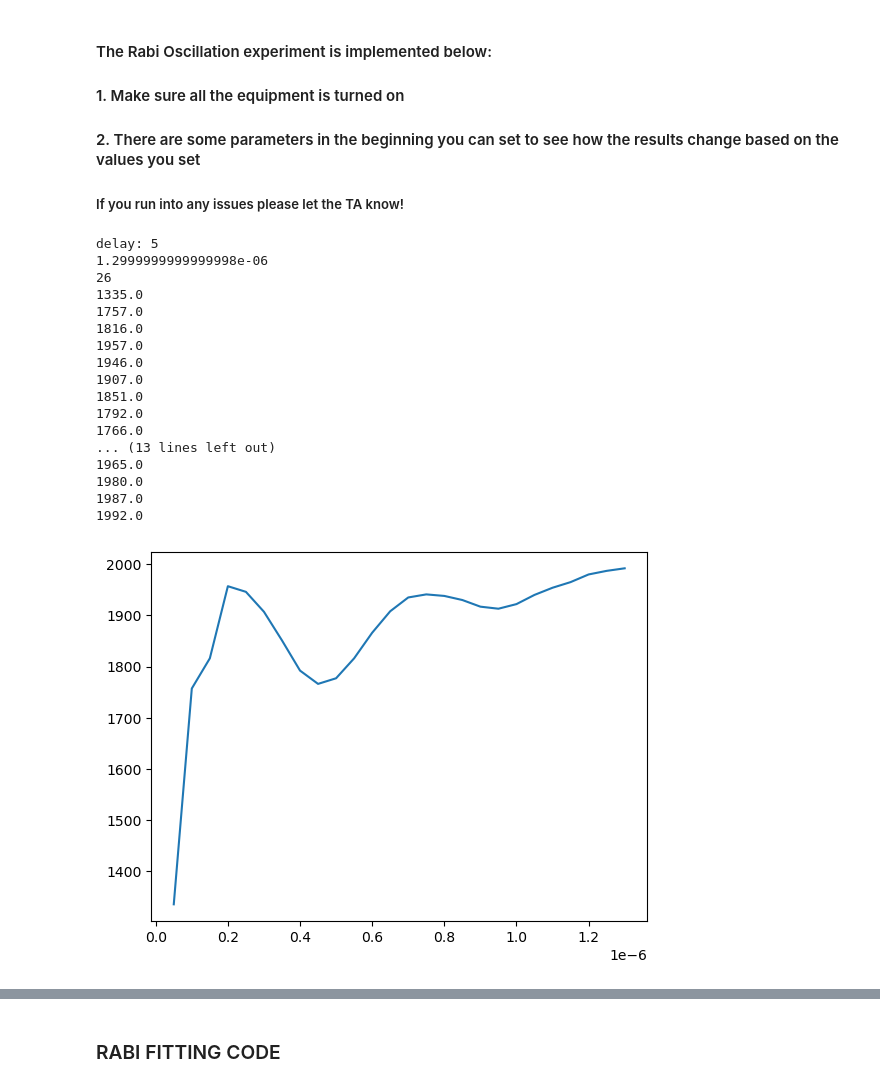
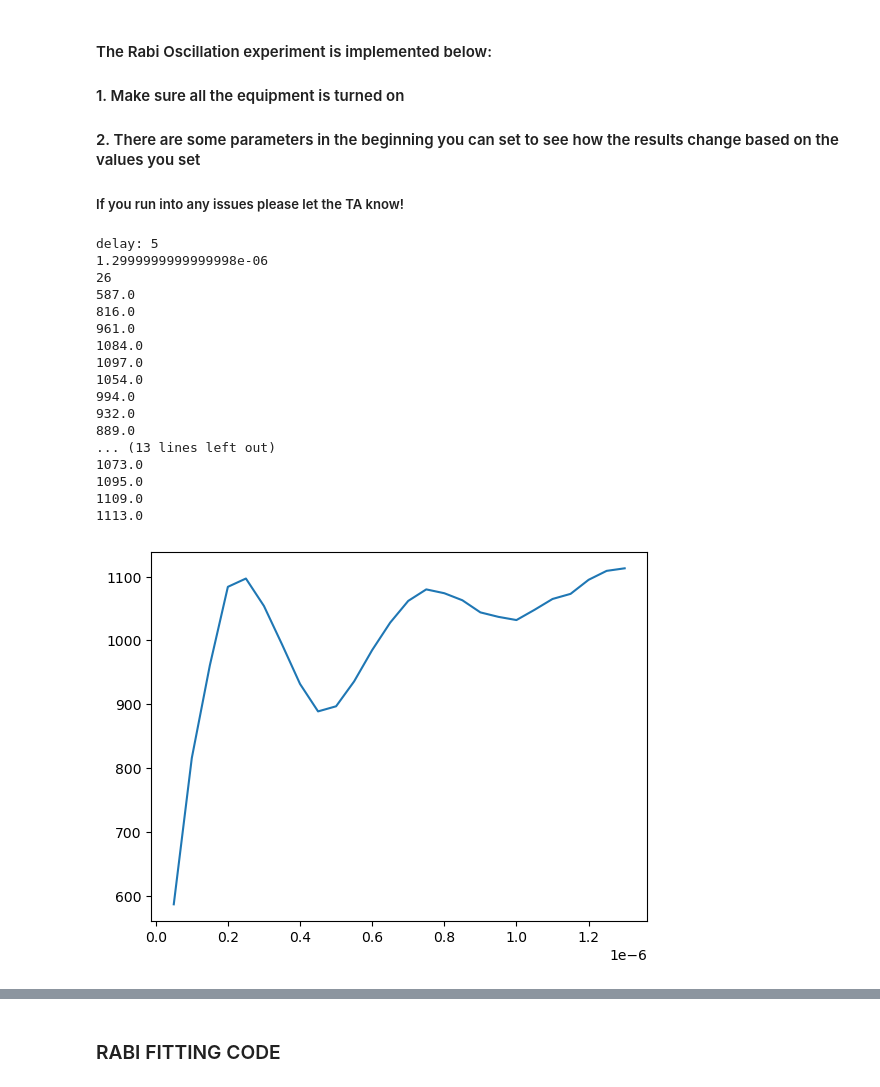
Before and after one commit to yudgy/ee400-lab2-qubit-control, a Jupyter notebook: Rabi_exp.ipynb, the cells around one changed output, grey strips where cells are left out. Saved outputs shown, nothing was run; the diff lists cells and outputs as text; code cells hidden in the pictures.

```diff
--- a/Rabi_exp.ipynb
+++ b/Rabi_exp.ipynb
@@ -92,7 +92,7 @@ rf_width = np.arange(start_width, end_width, width_step)
 
 pulser._set_rf_width(0)
 #set aom pulse length (optional- default is 5 microseconds)
-pulser._set_aom_width(10e-6)
+pulser._set_aom_width(40e-6)
 
 #create array of outputs from the lockin amp
 vals = np.zeros(len(rf_width))
@@ -117,44 +117,44 @@ lockin.time_constant(tc) #1s
 delay = set_delay(tc)
 print("delay: " + str(delay))
 
 #set the width of the lock in pulse
 pulser._set_lock_in_width(2.5e-3)
 print(str(pulser._set_rf_width()))
 num = len(rf_width)
 print(num)
 
 for i in range(num):
     pulser._set_rf_width(rf_width[i])
     pulser.program_pulsedstateV2(rf_width[num-1])
     pulser.start()
     time.sleep(delay)
     val = lockin.magnitude()
     vals[i] = val
     print(val)
     # pulser.stop()
 
 rf.off()
 
 plt.plot(rf_width, vals)
 dt = str(datetime.datetime.now()).strip().replace(' ', '-').replace('.','-').replace(':',"-")
 plt.savefig(f'outputs/rabi-run-{dt}.png')
 plt.show()
 # %% [output]
 delay: 5
 1.2999999999999998e-06
 26
-1335.0
-1757.0
-1816.0
-1957.0
-1946.0
-1907.0
-1851.0
-1792.0
-1766.0
+587.0
+816.0
+961.0
+1084.0
+1097.0
+1054.0
+994.0
+932.0
+889.0
 ... (13 lines left out)
-1965.0
-1980.0
-1987.0
-1992.0
+1073.0
+1095.0
+1109.0
+1113.0
-[figure, old version]
+[figure, new version]
```
Also changed, not shown: parts of 7 cells of this notebook.
